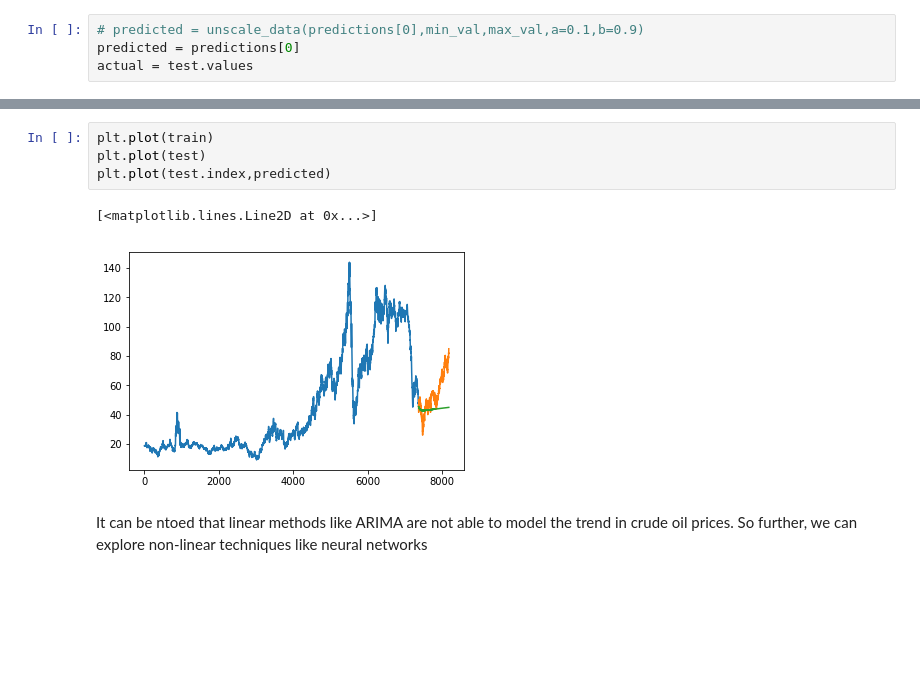
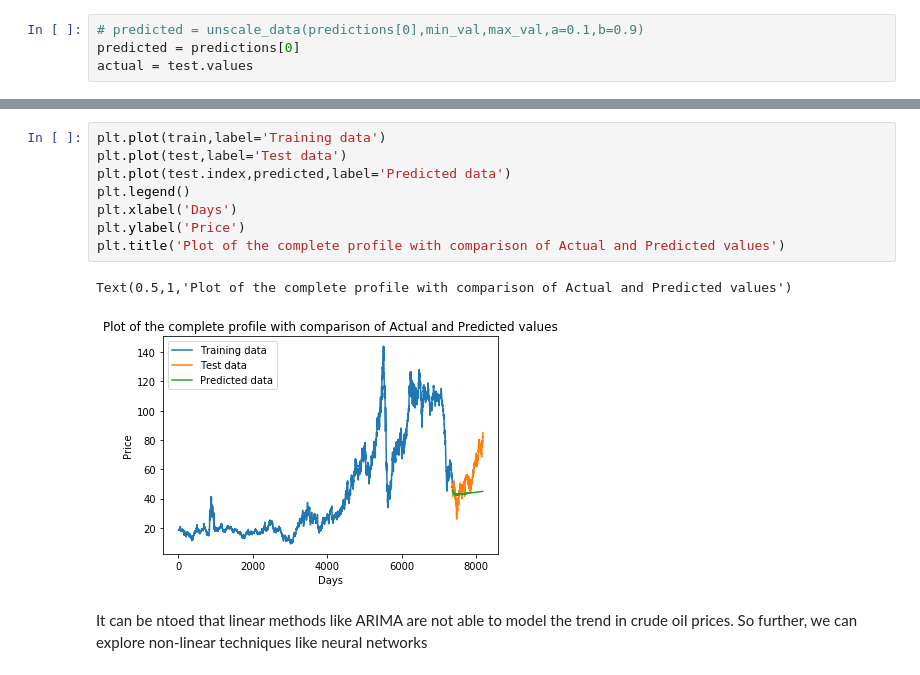
Before and after one commit to kshitij-ingale/crude-oil, a Jupyter notebook: Crude Oil Prices.ipynb, the cells around one changed output, grey strips where cells are left out. Saved outputs shown, nothing was run; the diff lists cells and outputs as text; blank space fills up the shorter version.

```diff
--- a/Crude Oil Prices.ipynb
+++ b/Crude Oil Prices.ipynb
@@ -195,10 +199,14 @@ plt.plot(actual,label='Actual')
-# %%
-plt.plot(train)
-plt.plot(test)
-plt.plot(test.index,predicted)
-# %% [output]
-[<matplotlib.lines.Line2D at 0x...>]
-[figure, removed]
+# %%
+plt.plot(train,label='Training data')
+plt.plot(test,label='Test data')
+plt.plot(test.index,predicted,label='Predicted data')
+plt.legend()
+plt.xlabel('Days')
+plt.ylabel('Price')
+plt.title('Plot of the complete profile with comparison of Actual and Predicted values')
+# %% [output]
+Text(0.5,1,'Plot of the complete profile with comparison of Actual and Predicted values')
+[figure, added]
 # %% [markdown]
 It can be ntoed that linear methods like ARIMA are not able to model the trend in crude oil prices. So further, we can explore non-linear techniques like neural networks
 # %% [markdown]
```
Also changed, not shown: parts of 4 cells of this notebook.
